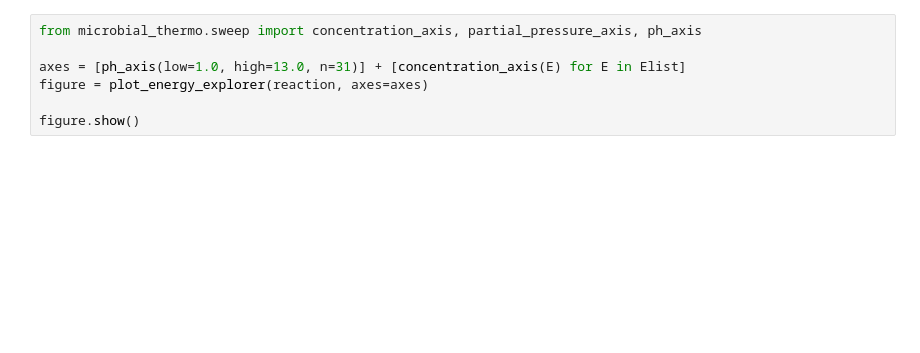
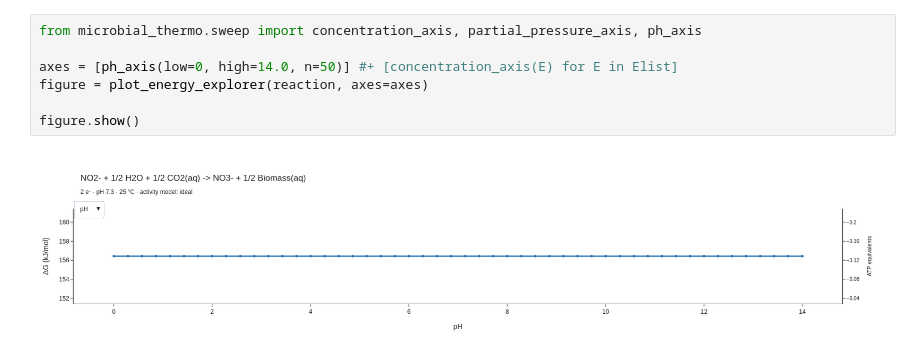
Before and after one commit to JamesRH/microbial_thermo, a Jupyter notebook: notebooks/tmp.ipynb, the cells around one changed output. Cells and saved outputs as stored; diff of their text form; blank space fills up the shorter version.

```diff
--- a/notebooks/tmp.ipynb
+++ b/notebooks/tmp.ipynb
@@ -49,7 +59,9 @@ reaction.donor_half.couple.reduced.backend]
 # %%
 from microbial_thermo.sweep import concentration_axis, partial_pressure_axis, ph_axis
 
-axes = [ph_axis(low=1.0, high=13.0, n=31)] + [concentration_axis(E) for E in Elist]
+axes = [ph_axis(low=0, high=14.0, n=50)] #+ [concentration_axis(E) for E in Elist]
 figure = plot_energy_explorer(reaction, axes=axes)
 
 figure.show()
+# %% [output]
+[figure, added]
```
Also changed, not shown: parts of 7 cells of this notebook, 2 other files.
